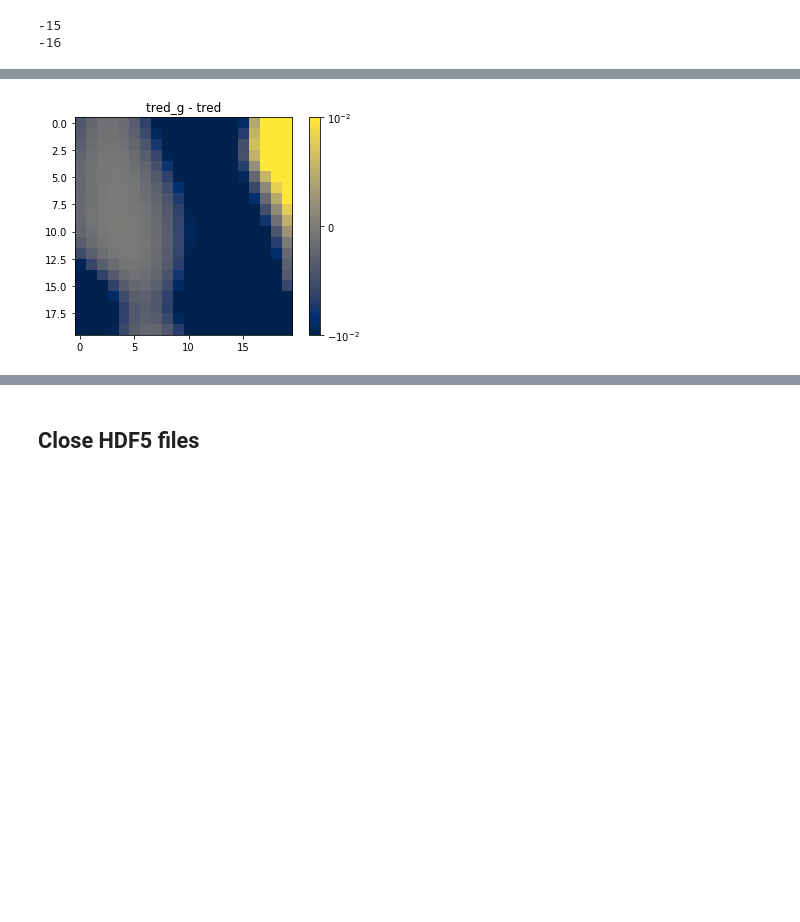
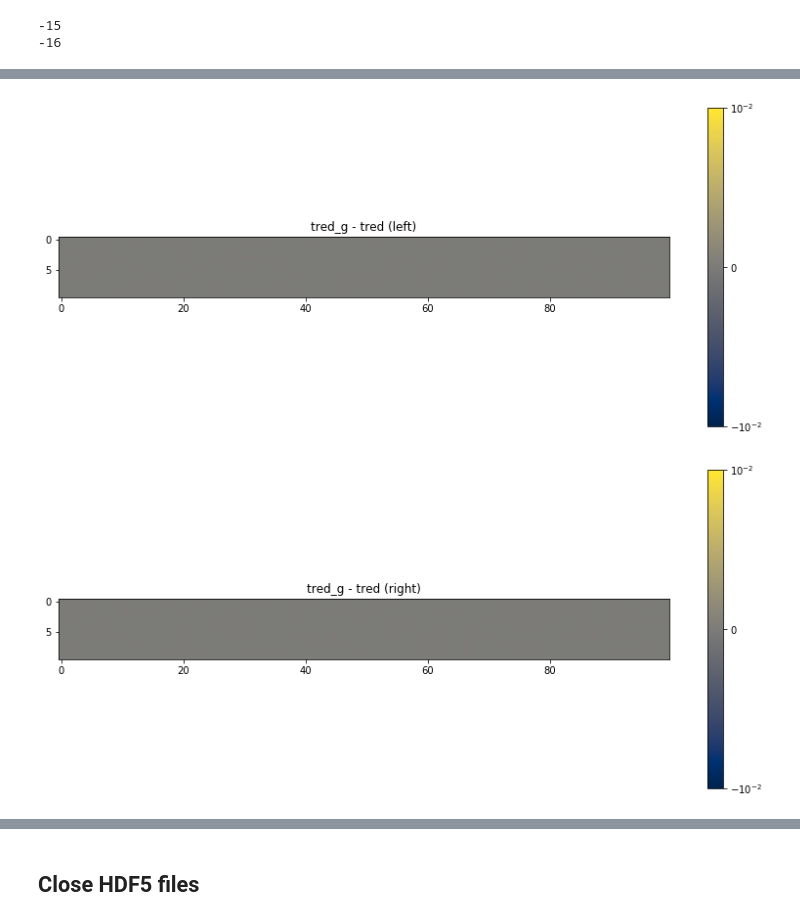
Before and after one commit to Jupiter1994/lya-tf, a Jupyter notebook: lya_fields/plot_fields.ipynb, the cells around one changed output, grey strips where cells are left out. Cells and saved outputs as stored; diff of their text form; code cells hidden in the pictures; blank space fills up the shorter version.

```diff
--- a/lya_fields/plot_fields.ipynb
+++ b/lya_fields/plot_fields.ipynb
@@ -10,7 +10,7 @@ import matplotlib.pyplot as plt
 sim_path = "../../../../../cscratch1/sd/jupiter/sim2_z3_FGPA_cgs.h5"
 
 # dimensions of each tf-derived field
-shape = [1, 20, 20]
+shape = [1, 10, 1024]
 # string representing the subsection's dimensions, e.g. '4x4x4'
 dims_str = str(shape[0]) + 'x' + str(shape[1]) + 'x' + str(shape[2])
 
@@ -170,12 +186,28 @@ plt.show()
 # %%
 v = 1e-2
-plt.imshow(tred_g - tred, cmap='cividis', vmin=-v, vmax=v, norm=mpl.colors.SymLogNorm(10**-2))
+resid = tred_g - tred
+
+### plot the full residuals field
+# fig = plt.figure(figsize=(14,6))
+# plt.imshow(resid, cmap='cividis', vmin=-v, vmax=v, norm=mpl.colors.SymLogNorm(10**-2))
+# plt.colorbar(ticks=[-v, 0, v])
+# plt.title('tred_g - tred')
+# plt.show()
+
+fig = plt.figure(figsize=(14,6))
+plt.imshow(resid[:,:100], cmap='cividis', vmin=-v, vmax=v, norm=mpl.colors.SymLogNorm(10**-2))
 plt.colorbar(ticks=[-v, 0, v])
-plt.title('tred_g - tred')
+plt.title('tred_g - tred (left)')
+plt.show()
 
+fig = plt.figure(figsize=(14,6))
+plt.imshow(resid[:,-100:], cmap='cividis', vmin=-v, vmax=v, norm=mpl.colors.SymLogNorm(10**-2))
+plt.colorbar(ticks=[-v, 0, v])
+plt.title('tred_g - tred (right)')
 plt.show()
 # %% [output]
-[figure, old version]
+[figure, new version]
+[figure, added]
 # %%
 # plot "residuals" log(n_hi_g / n_hi)
 fig, axes = plt.subplots(1, 3, figsize=(18,6))
```
Also changed, not shown: parts of 5 cells of this notebook, 6 other files.
